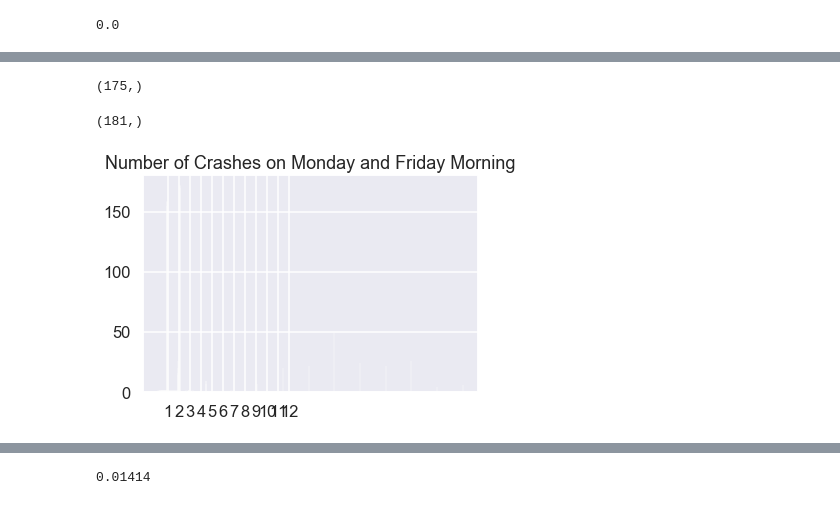
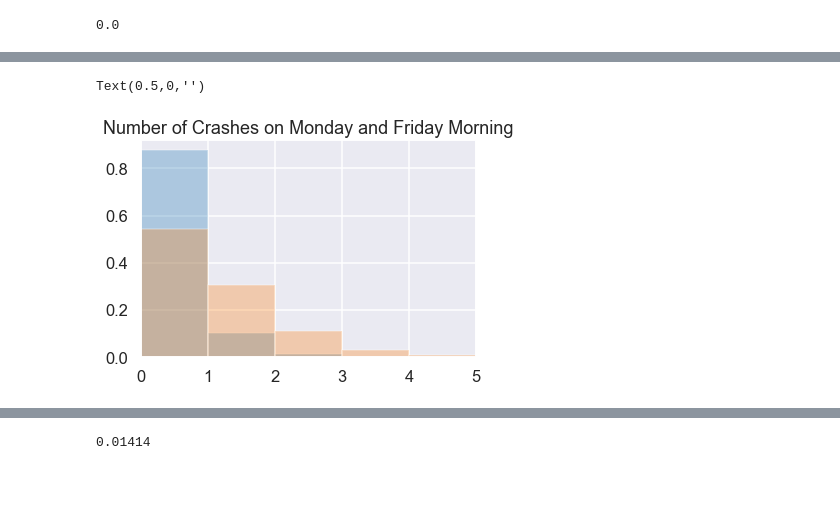
Before and after one commit to aschams/FlatironProject3, a Jupyter notebook: DC_Crashes-as.ipynb, the cells around one changed output, grey strips where cells are left out. Saved outputs shown, nothing was run; the diff lists cells and outputs as text; code cells hidden in the pictures.

```diff
--- a/DC_Crashes-as.ipynb
+++ b/DC_Crashes-as.ipynb
@@ -294,8 +297,16 @@ peds_monday_rh_evening = z.xs('Rush_Hour_evening').xs(0).values
 peds_tuesday_rh_evening = z.xs('Rush_Hour_evening').xs(1).values
 peds_wednesday_rh_evening = z.xs('Rush_Hour_evening').xs(2).values
 peds_thursday_rh_evening = z.xs('Rush_Hour_evening').xs(3).values
-peds_friday_rh_evening = y.xs('Rush_Hour_evening').xs(4).values
+peds_friday_rh_evening = z.xs('Rush_Hour_evening').xs(4).values
 # %%
-peds_morning_commute = np.append(peds_monday_morn, [peds_tuesday_morn, peds_wednesday_morn])
+peds_morning_commute = np.concatenate((peds_monday_morn,
+                                       peds_tuesday_morn,
+                                       peds_wednesday_morn,
+                                       peds_thursday_morn,
+                                       peds_friday_morn))
 
-peds_evening_commute = np.append(peds_monday_rh_evening, [peds_tuesday_rh_evening, peds_wednesday_rh_evening,peds_thursday_rh_evening, peds_friday_rh_evening])
+peds_evening_commute = np.concatenate((peds_monday_rh_evening,
+                                  peds_tuesday_rh_evening,
+                                  peds_wednesday_rh_evening,
+                                  peds_thursday_rh_evening,
+                                  peds_friday_rh_evening))
@@ -322,16 +313,9 @@ array([0, 0, 1, 0, 0, 0, 0, 0, 2, 0, 0, 0, 0, 0, 0, 0, 0, 0, 0, 1, 0, 0,
-# %%
-peds_tuesday_morn.shape
-# %% [output]
-(175,)
-# %%
-tuesday_padded.shape
-# %% [output]
-(181,)
 # %%
-_ = plt.hist(peds_morning_commute, bins=12, alpha=0.3, label="Morning")
-_ = plt.hist(peds_evening_commute, bins=12, alpha=0.3, label='Evening')
-_ = plt.xticks(range(1, 13, 1))
-_ = plt.title("Number of Crashes on Monday and Friday Morning")
-_ = plt.xlabel("")
+plt.hist(peds_morning_commute, bins=12, alpha=0.3, label="Morning", density=True)
+plt.hist(peds_evening_commute, bins=5, alpha=0.3, label='Evening', density=True)
+plt.xlim([0, 5])
+plt.title("Number of Crashes on Monday and Friday Morning")
+plt.xlabel("")
 # %% [output]
+Text(0.5,0,'')
-[figure, old version]
+[figure, new version]
```
Also changed, not shown: parts of 4 cells of this notebook.
